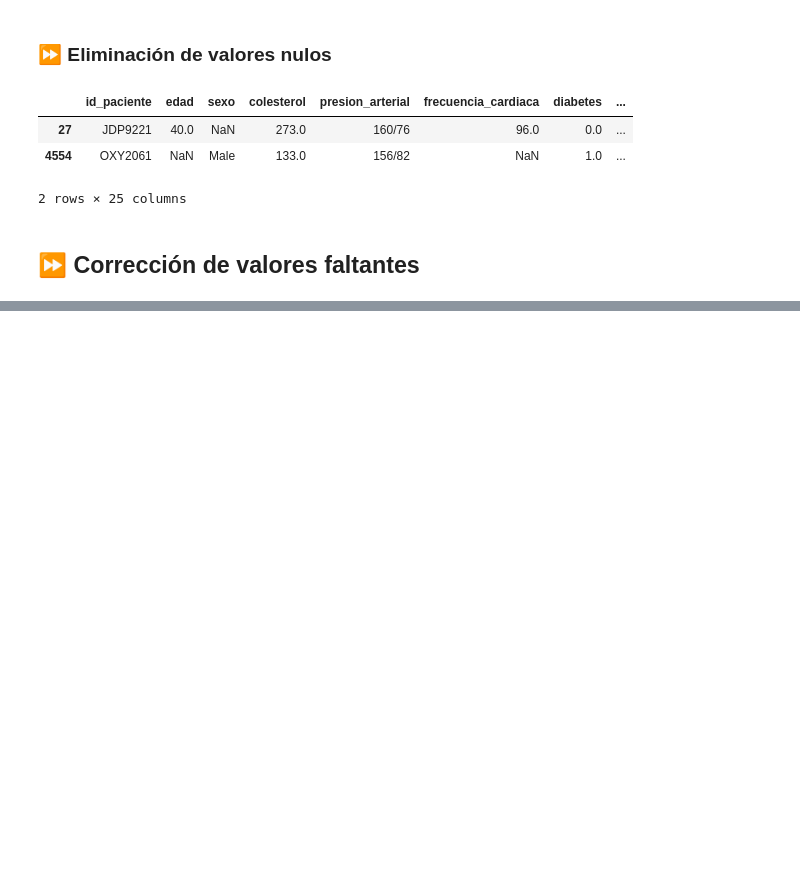
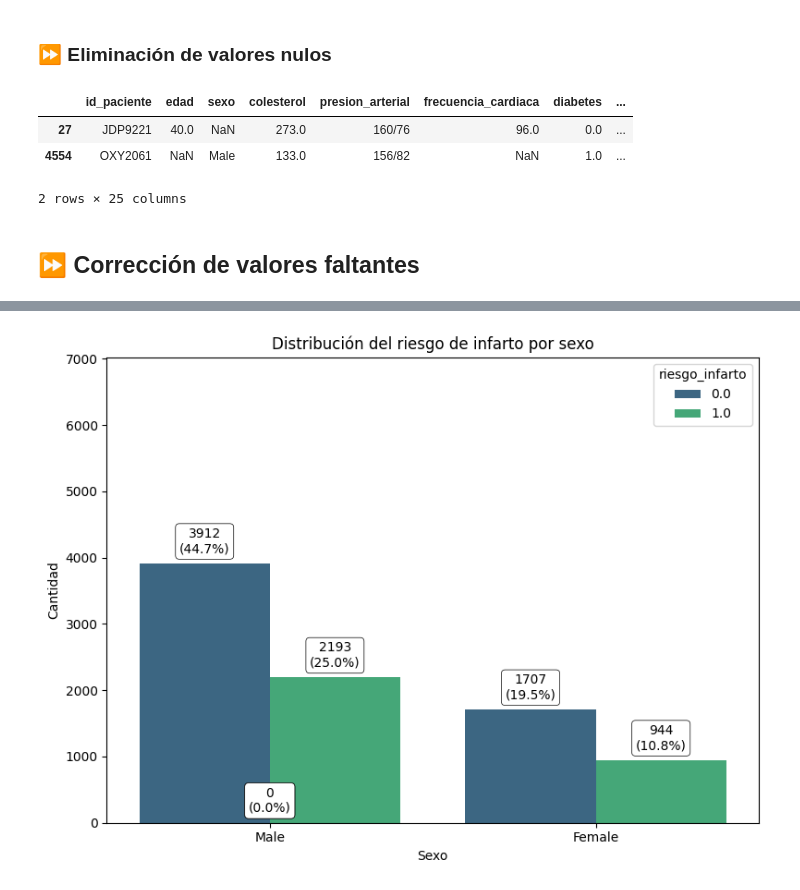
Before and after one commit to nueveonce/DS-Etapa-2-final, a Jupyter notebook: Proyecto_Final_Toledo_Roberto.ipynb, the cells around one changed output, grey strips where cells are left out. Saved outputs shown, nothing was run; the diff lists cells and outputs as text; code cells hidden in the pictures; blank space fills up the shorter version.

```diff
--- a/Proyecto_Final_Toledo_Roberto.ipynb
+++ b/Proyecto_Final_Toledo_Roberto.ipynb
@@ -435,0 +519,37 @@ nulos
+# %%
+plt.figure(figsize=(8, 6))  # Aumentamos el tamaño para más claridad
+
+# Crear el gráfico de barras vertical
+ax = sns.countplot(x="sexo", data=df, palette="viridis", hue="riesgo_infarto")
+
+# Obtener el total de registros
+total = len(df)
+max_value = df["sexo"].value_counts().max()  # Valor máximo para ajustar el límite
+
+# Agregar etiquetas con cantidad y porcentaje
+for p in ax.patches:
+    count = int(p.get_height())  # Cantidad
+    percentage = 100 * count / total  # Porcentaje
+
+    ax.annotate(f'{count}\n({percentage:.1f}%)', (p.get_x() + p.get_width() / 2, p.get_height() + max_value * 0.02),
+                ha='center',
+                va='bottom',
+                fontsize=10,
+                color='black',
+                bbox=dict(
+                    boxstyle="round,pad=0.3",
+                    fc="white",
+                    ec="black",
+                    lw=0.5))
+
+# Ajustar el límite del eje Y para dar más espacio
+plt.ylim(0, max_value * 1.15)
+
+# Mejorar distribución del gráfico
+plt.title("Distribución del riesgo de infarto por sexo")
+plt.xlabel("Sexo")
+plt.ylabel("Cantidad")
+plt.tight_layout()
+plt.show()
+# %% [output]
+[figure, added]
```
Also changed, not shown: parts of 10 cells of this notebook.
